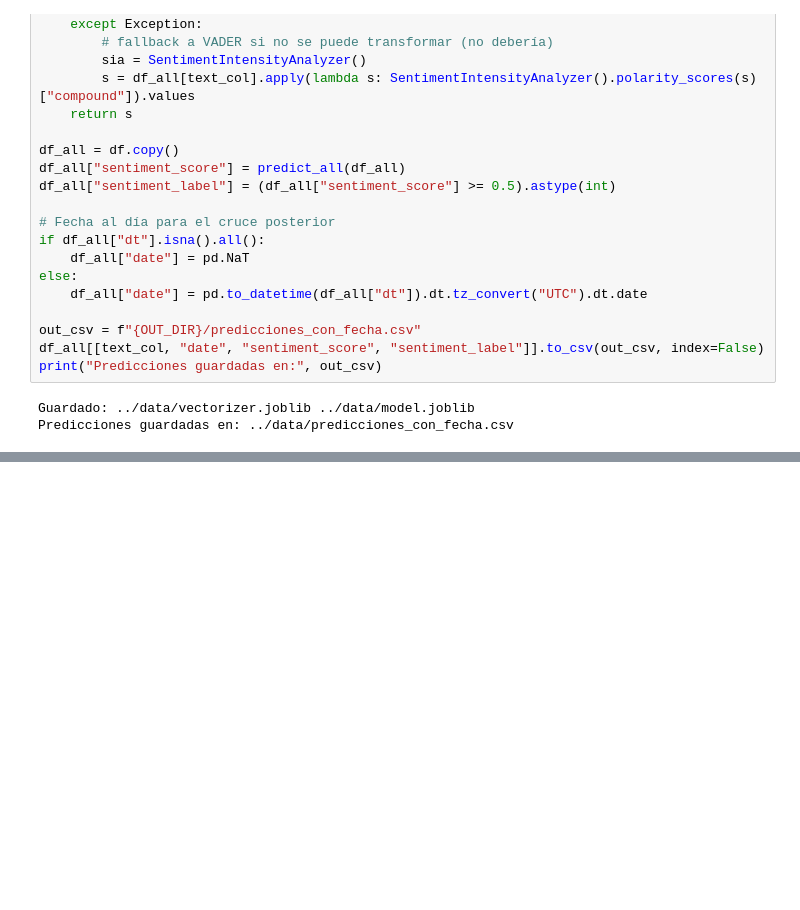
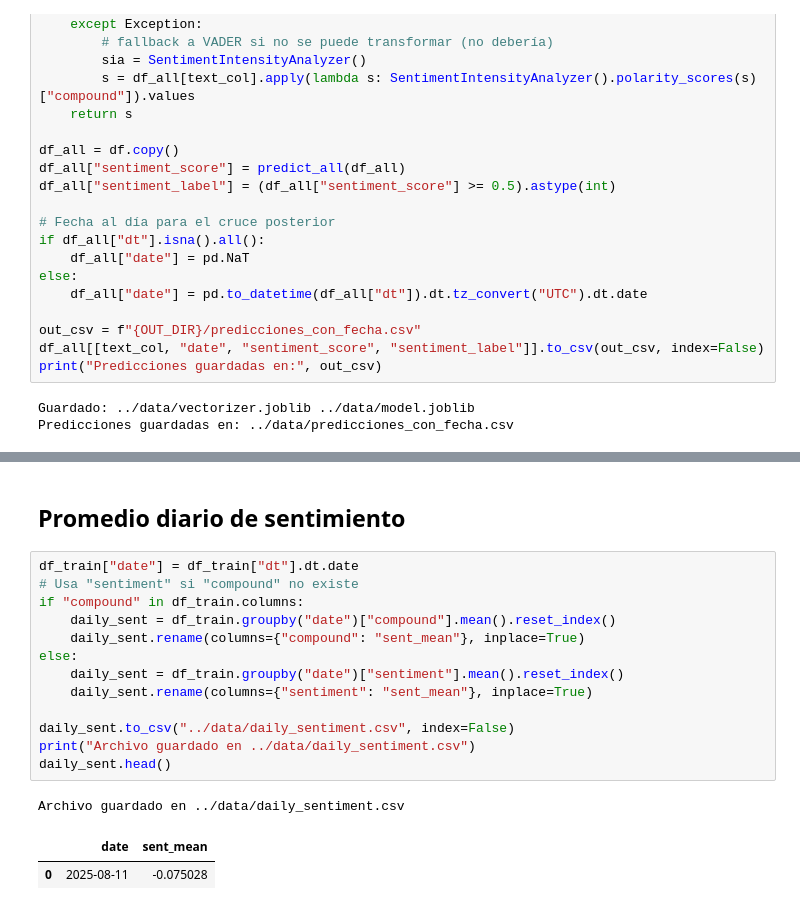
Before and after one commit to AnnaPChop/forex-sentiment-analysis, a Jupyter notebook: notebooks/02_modelo_sentimiento.ipynb, the cells around one changed output, grey strips where cells are left out. Saved outputs shown, nothing was run; the diff lists cells and outputs as text; blank space fills up the shorter version.

```diff
--- a/notebooks/02_modelo_sentimiento.ipynb
+++ b/notebooks/02_modelo_sentimiento.ipynb
@@ -472,0 +462,19 @@ pd.DataFrame({
+# %% [markdown]
+## Promedio diario de sentimiento
+# %%
+df_train["date"] = df_train["dt"].dt.date
+# Usa "sentiment" si "compound" no existe
+if "compound" in df_train.columns:
+    daily_sent = df_train.groupby("date")["compound"].mean().reset_index()
+    daily_sent.rename(columns={"compound": "sent_mean"}, inplace=True)
+else:
+    daily_sent = df_train.groupby("date")["sentiment"].mean().reset_index()
+    daily_sent.rename(columns={"sentiment": "sent_mean"}, inplace=True)
+
+daily_sent.to_csv("../data/daily_sentiment.csv", index=False)
+print("Archivo guardado en ../data/daily_sentiment.csv")
+daily_sent.head()
+# %% [output]
+Archivo guardado en ../data/daily_sentiment.csv
+|  | date | sent_mean |
+| 0 | 2025-08-11 | -0.075028 |
```
Also changed, not shown: parts of 7 cells of this notebook.
